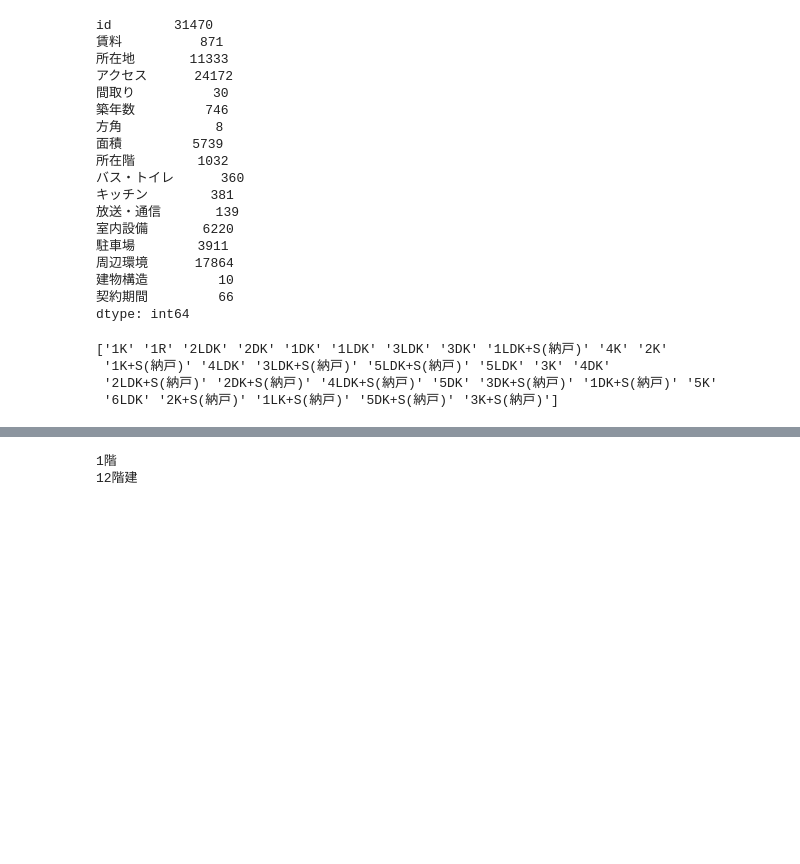
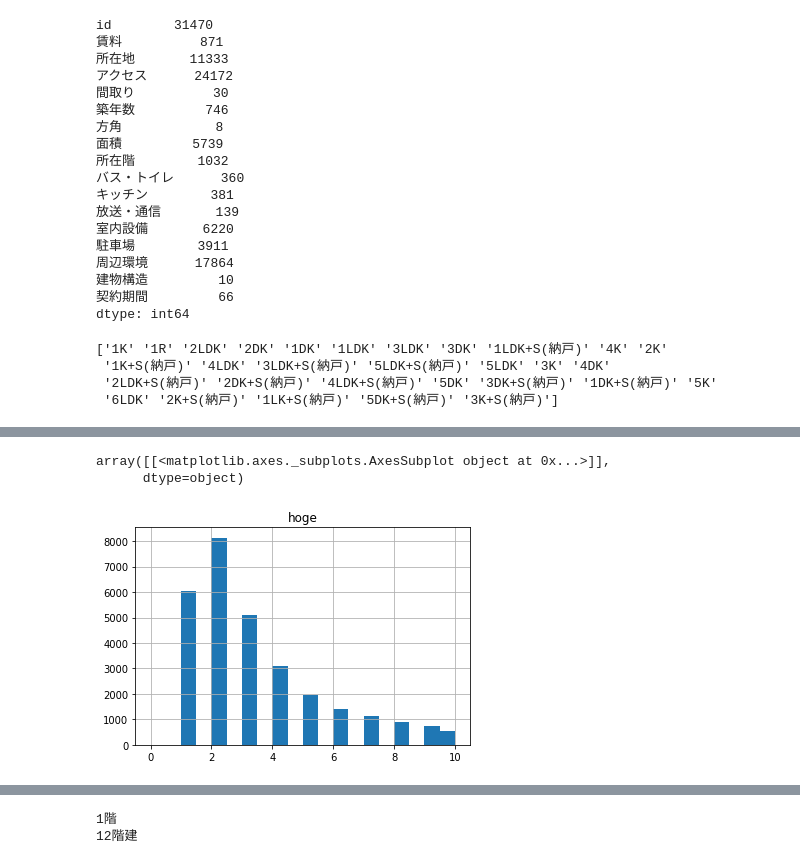
Before and after one commit to MosasoM/mynavi, a Jupyter notebook: mynavi_datavis.ipynb, the cells around one changed output, grey strips where cells are left out. Drawn from its saved outputs; the diff is of its cells as text; code cells hidden in the pictures; blank space fills up the shorter version.

```diff
--- a/mynavi_datavis.ipynb
+++ b/mynavi_datavis.ipynb
@@ -103,5 +195,3 @@ print(train["間取り"].unique())
  '6LDK' '2K+S(納戸)' '1LK+S(納戸)' '5DK+S(納戸)' '3K+S(納戸)']
 # %%
 temp = train["所在階"][0]
-# %%
-x,y = temp.split("／")
@@ -107,0 +220,26 @@ x,y = temp.split("／")
+# %%
+kai =[]
+takasa = []
+for txt in train["所在階"].values:
+    try:
+        x,y = txt.split("／")
+    except:
+        continue
+    try:
+        x = int(re.search(r"[0-9]+",x)[0])
+        y = int(re.search(r"[0-9]+",y)[0])
+    except:
+        continue
+    kai.append(x)
+    takasa.append(y)
+# %%
+kai = pd.DataFrame(kai)
+kai.columns = ["hoge"]
+takasa = pd.DataFrame(takasa)
+takasa.columns = ["hoge"]
+# %%
+kai.hist(bins=20,range=(0,10))
+# %% [output]
+array([[<matplotlib.axes._subplots.AxesSubplot object at 0x...>]],
+      dtype=object)
+[figure, added]
```
Also changed, not shown: parts of 34 cells of this notebook, 9 other files.
